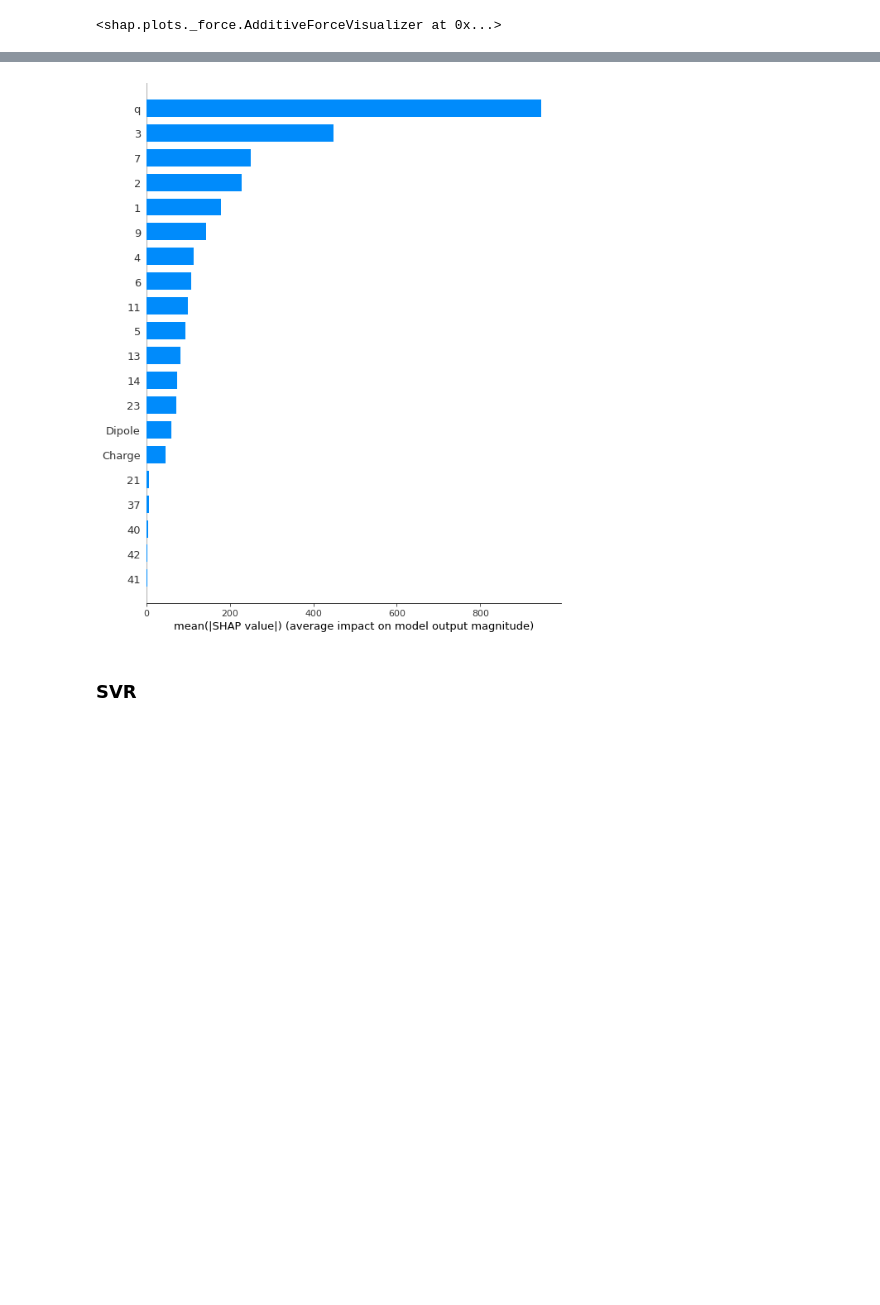
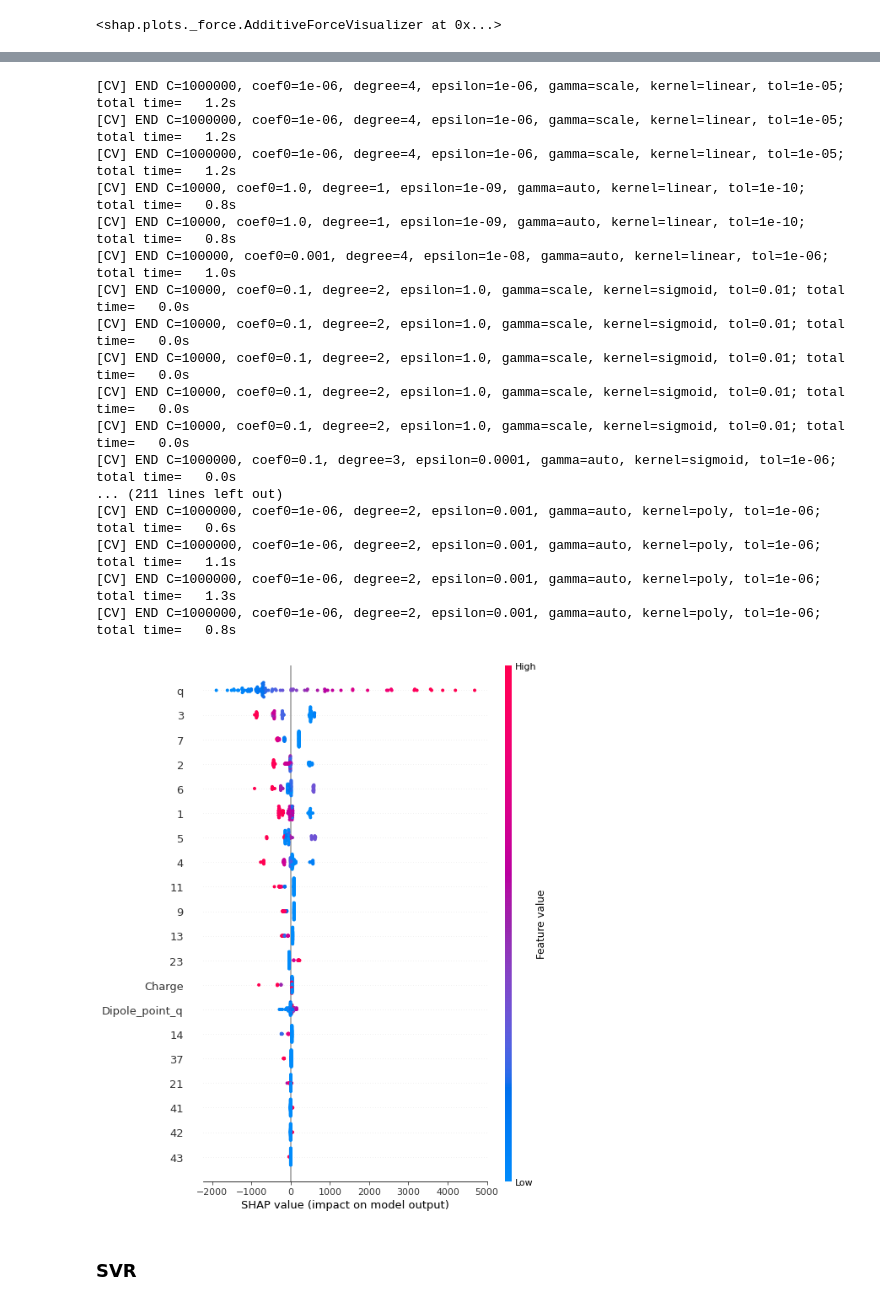
Before and after one commit to ondevg/Prediction-of-Pt-NMR-chem-shifts, a Jupyter notebook: models.ipynb, the cells around one changed output, grey strips where cells are left out. Cells and saved outputs as stored; diff of their text form; code cells hidden in the pictures; blank space fills up the shorter version.

```diff
--- a/models.ipynb
+++ b/models.ipynb
@@ -442,8 +425,10 @@ model.fit(X, y, **kwargs)
 Set parameter alpha to: original_alpha * np.sqrt(n_samples).
 <shap.plots._force.AdditiveForceVisualizer at 0x...>
 # %%
-shap_values_ridge = explainer_ridge.shap_values(X_test_norm)
-shap.summary_plot(shap_values_ridge, X_test_norm, plot_type="bar", feature_names = columns)
+shap_values_ridge = explainer_ridge.shap_values(X_train_norm)
+shap.summary_plot(shap_values_ridge, X_train_norm, feature_names = columns, show=False)
+plt.savefig('shap_kernel.png', format='png', dpi=600, bbox_inches='tight')
+plt.show()
 # %% [output]
 The default of 'normalize' will be set to False in version 1.2 and deprecated in version 1.4.
 If you wish to scale the data, use Pipeline with a StandardScaler in a preprocessing stage. To reproduce the previous behavior:
@@ -465,4 +498,21 @@ Set parameter alpha to: original_alpha * np.sqrt(n_samples).
+[CV] END C=1000000, coef0=1e-06, degree=4, epsilon=1e-06, gamma=scale, kernel=linear, tol=1e-05; total time=   1.2s
+[CV] END C=1000000, coef0=1e-06, degree=4, epsilon=1e-06, gamma=scale, kernel=linear, tol=1e-05; total time=   1.2s
+[CV] END C=1000000, coef0=1e-06, degree=4, epsilon=1e-06, gamma=scale, kernel=linear, tol=1e-05; total time=   1.2s
+[CV] END C=10000, coef0=1.0, degree=1, epsilon=1e-09, gamma=auto, kernel=linear, tol=1e-10; total time=   0.8s
+[CV] END C=10000, coef0=1.0, degree=1, epsilon=1e-09, gamma=auto, kernel=linear, tol=1e-10; total time=   0.8s
+[CV] END C=100000, coef0=0.001, degree=4, epsilon=1e-08, gamma=auto, kernel=linear, tol=1e-06; total time=   1.0s
+[CV] END C=10000, coef0=0.1, degree=2, epsilon=1.0, gamma=scale, kernel=sigmoid, tol=0.01; total time=   0.0s
+[CV] END C=10000, coef0=0.1, degree=2, epsilon=1.0, gamma=scale, kernel=sigmoid, tol=0.01; total time=   0.0s
+[CV] END C=10000, coef0=0.1, degree=2, epsilon=1.0, gamma=scale, kernel=sigmoid, tol=0.01; total time=   0.0s
+[CV] END C=10000, coef0=0.1, degree=2, epsilon=1.0, gamma=scale, kernel=sigmoid, tol=0.01; total time=   0.0s
+[CV] END C=10000, coef0=0.1, degree=2, epsilon=1.0, gamma=scale, kernel=sigmoid, tol=0.01; total time=   0.0s
+[CV] END C=1000000, coef0=0.1, degree=3, epsilon=0.0001, gamma=auto, kernel=sigmoid, tol=1e-06; total time=   0.0s
+... (211 lines left out)
+[CV] END C=1000000, coef0=1e-06, degree=2, epsilon=0.001, gamma=auto, kernel=poly, tol=1e-06; total time=   0.6s
+[CV] END C=1000000, coef0=1e-06, degree=2, epsilon=0.001, gamma=auto, kernel=poly, tol=1e-06; total time=   1.1s
+[CV] END C=1000000, coef0=1e-06, degree=2, epsilon=0.001, gamma=auto, kernel=poly, tol=1e-06; total time=   1.3s
+[CV] END C=1000000, coef0=1e-06, degree=2, epsilon=0.001, gamma=auto, kernel=poly, tol=1e-06; total time=   0.8s
-[figure, old version]
+[figure, new version]
 # %% [markdown]
 ### SVR
 # %%
```
Also changed, not shown: parts of 18 cells of this notebook.
